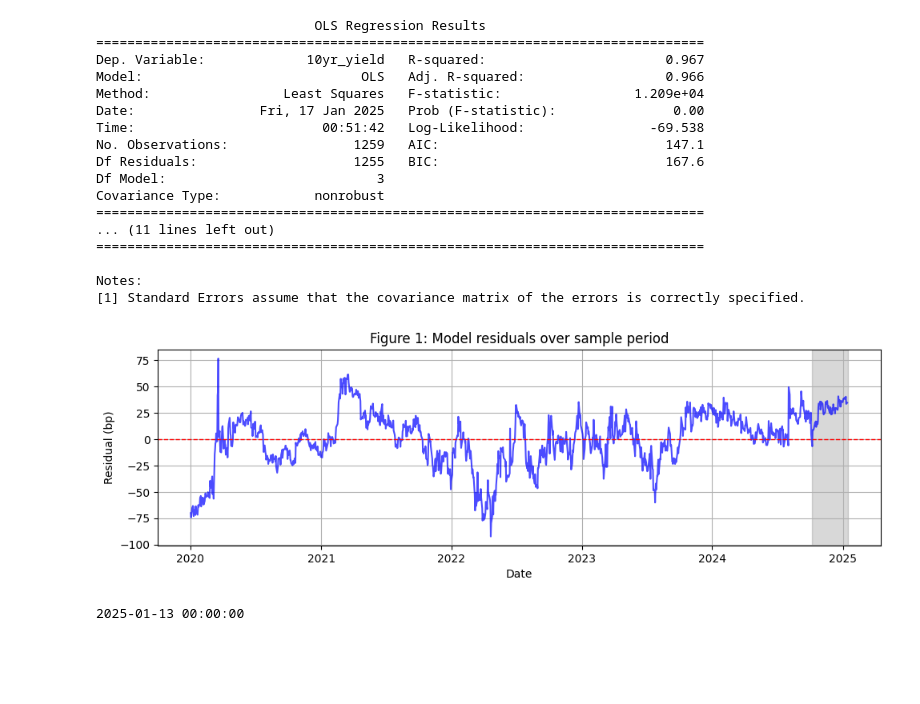
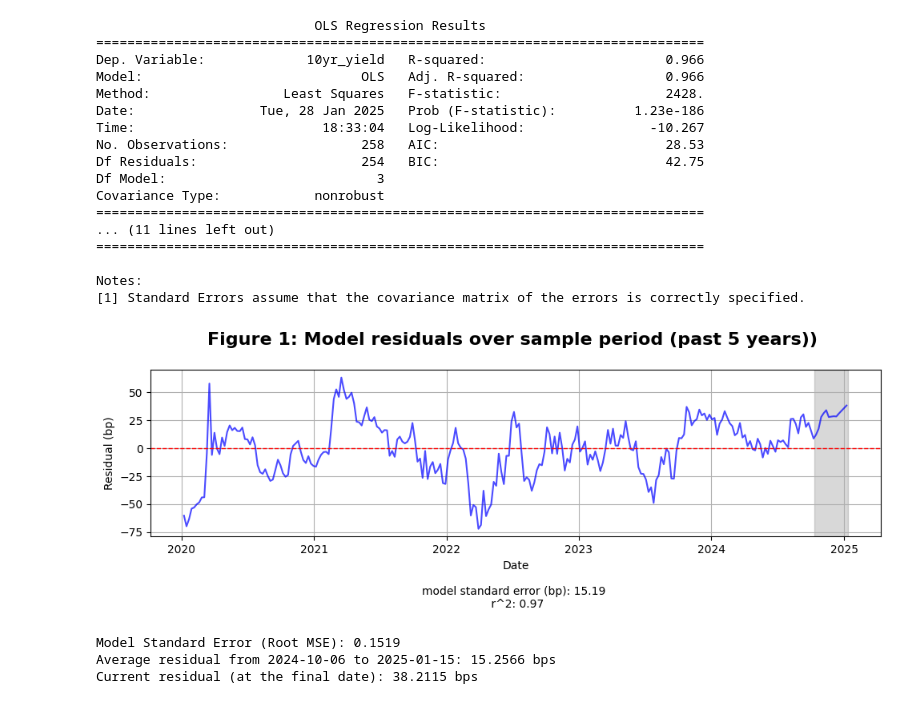
Before and after one commit to ALILODHI-cloud/UVAmacro, a Jupyter notebook: post_2/analysis.ipynb, the cells around one changed output. Drawn from its saved outputs; the diff is of its cells as text; code cells hidden in the pictures; blank space fills up the shorter version.

```diff
--- a/post_2/analysis.ipynb
+++ b/post_2/analysis.ipynb
@@ -175,56 +137,79 @@ See the caveats in the documentation: https://pandas.pydata.org/pandas-docs/stab
 # %%
-# main regression
+import statsmodels.api as sm
+import matplotlib.pyplot as plt
+import pandas as pd
 
+df_total.dropna(inplace=True)  # Drop rows with missing values
+
+# Assuming df_total is already defined with your data and includes the 'Date' column.
+df_total = df_total[df_total['Date'] >= '2020-01-01']
+# Main regression
 X = df_total[['1y1y', 'BE', 'Prop']]  # Independent variables
 y = df_total['10yr_yield']  # Dependent variable
 
-# Step 2: Add a constant to the independent variables matrix (for the intercept in the regression)
+# Add a constant to the independent variables matrix (for the intercept in the regression)
 X = sm.add_constant(X)
 
-# Step 3: Perform the OLS regression
+
+# Perform the OLS regression
 model = sm.OLS(y, X)  # Ordinary Least Squares regression
 results = model.fit()
 
-# Step 4: Display the regression summary
+# Display the regression summary (model parameters and standard error)
 print(results.summary())
 
-
-# Step 5: Calculate the residuals
+# Calculate the residuals
 y_pred = results.predict(X)  # Predicted values
 residuals = y - y_pred  # Residuals
-residuals = residuals * 100
+residuals = residuals*100  # Convert to basis points (bps)
 df_total['residuals'] = residuals
 
-
-# Step 7: Plot the residuals
+# Plot the residuals
 plt.figure(figsize=(10, 6))
 plt.subplot(2, 1, 1)
 plt.plot(df_total['Date'], residuals, color='blue', alpha=0.7)
-plt.xlabel('Date')
+plt.xlabel(f'Date\n\nmodel standard error (bp): {results.bse[0]*100:.2f} \n r^2: {results.rsquared:.2f
+}')
 plt.ylabel('Residual (bp)')
-plt.title('Figure 1: Model residuals over sample period')
+plt.title('Figure 1: Model residuals over sample period (past 5 years)) \n', fontsize=16, fontweight='bold')
 plt.axhline(0, color='red', linestyle='--', linewidth=1)  # Add a red dashed line at 0
-plt.axvspan('2024-10-06', '2025-01-15', color='grey', alpha=0.3)
+plt.axvspan('2024-10-11', '2025-01-11', color='grey', alpha=0.3)  # Highlight the spanned period
 plt.grid(True)
 plt.tight_layout()
+plt.savefig(f'{figure_path}/figure_1.jpg', format='jpeg', bbox_inches='tight')
 plt.show()
+
+
+# 1. Standard error of the model
+print(f"Model Standard Error (Root MSE): {results.bse[0]:.4f}")
+
+# 2. Average residual in the spanned date period
+spanned_period = (df_total['Date'] >= '2023-10-06') & (df_total['Date'] <= '2024-07-28')
+average_residual = residuals[spanned_period].mean()
+print(f"Average residual from 2024-10-06 to 2025-01-15: {average_residual:.4f} bps")
+
+# 3. Current residual (at the final date)
+current_residual = residuals.iloc[-1]  # Residual at the final date
+print(f"Current residual (at the final date): {current_residual:.4f} bps")
 # %% [output]
                             OLS Regression Results
 ==============================================================================
-Dep. Variable:             10yr_yield   R-squared:                       0.967
+Dep. Variable:             10yr_yield   R-squared:                       0.966
 Model:                            OLS   Adj. R-squared:                  0.966
-Method:                 Least Squares   F-statistic:                 1.209e+04
-Date:                Fri, 17 Jan 2025   Prob (F-statistic):               0.00
-Time:                        00:51:42   Log-Likelihood:                -69.538
-No. Observations:                1259   AIC:                             147.1
-Df Residuals:                    1255   BIC:                             167.6
+Method:                 Least Squares   F-statistic:                     2428.
+Date:                Tue, 28 Jan 2025   Prob (F-statistic):          1.23e-186
+Time:                        18:33:04   Log-Likelihood:                -10.267
+No. Observations:                 258   AIC:                             28.53
+Df Residuals:                     254   BIC:                             42.75
 Df Model:                           3
 Covariance Type:            nonrobust
 ==============================================================================
 ... (11 lines left out)
 ==============================================================================
 
 Notes:
 [1] Standard Errors assume that the covariance matrix of the errors is correctly specified.
-[figure, old version]
+[figure, new version]
-2025-01-13 00:00:00
+Model Standard Error (Root MSE): 0.1519
+Average residual from 2024-10-06 to 2025-01-15: 15.2566 bps
+Current residual (at the final date): 38.2115 bps
```
Also changed, not shown: parts of 8 cells of this notebook.
